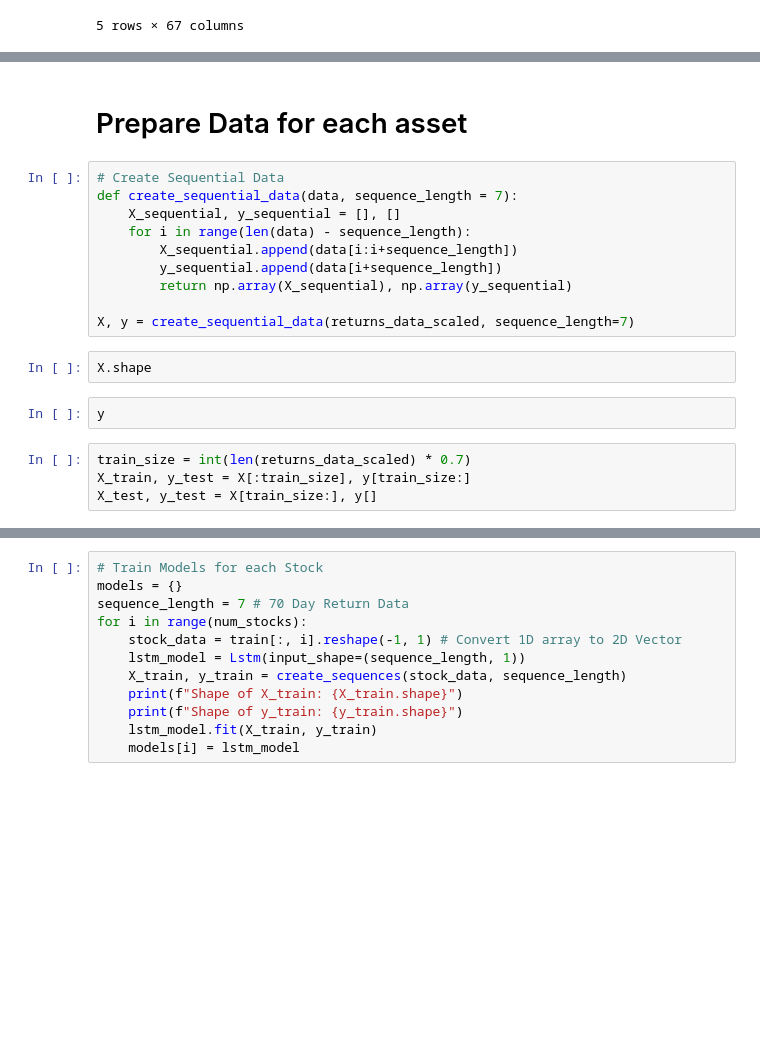
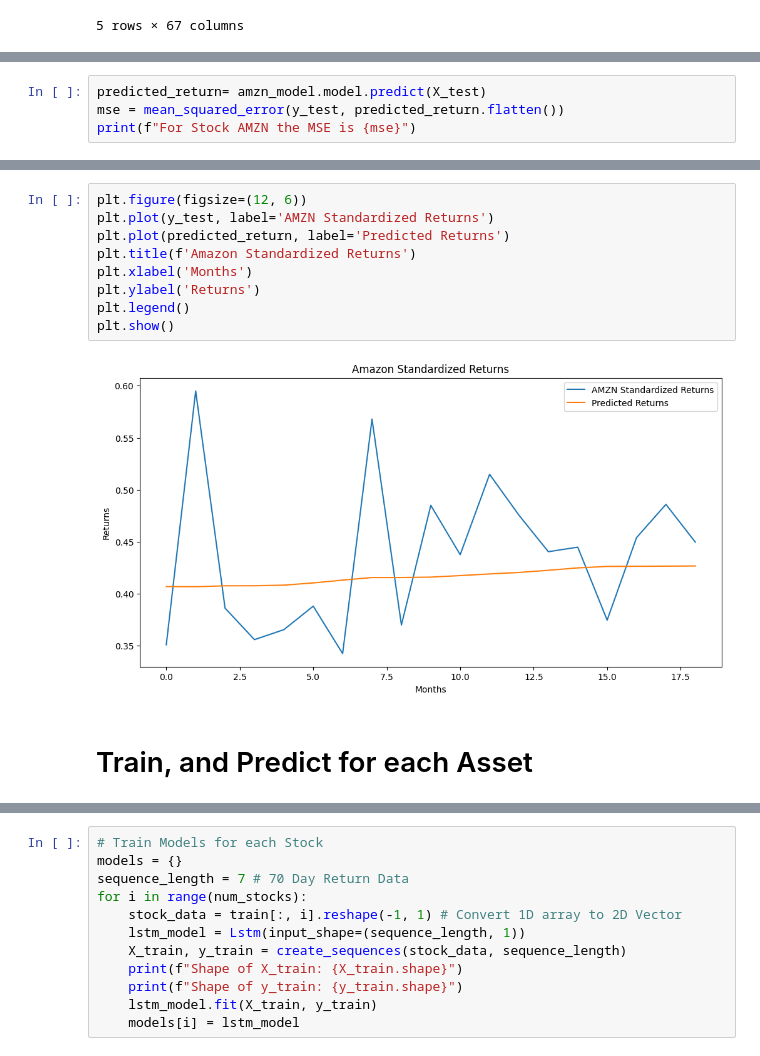
Before and after one commit to 97continuum/LSTM_based_Portfolio_Optimization, a Jupyter notebook: src/main.ipynb, the cells around one changed output, grey strips where cells are left out. Saved outputs shown, nothing was run; the diff lists cells and outputs as text; blank space fills up the shorter version.

```diff
--- a/src/main.ipynb
+++ b/src/main.ipynb
@@ -49,0 +199,4 @@ y = np.array(y)
+# %%
+predicted_return= amzn_model.model.predict(X_test)
+mse = mean_squared_error(y_test, predicted_return.flatten())
+print(f"For Stock AMZN the MSE is {mse}")
@@ -50,20 +220,13 @@ y = np.array(y)
+# %%
+plt.figure(figsize=(12, 6))
+plt.plot(y_test, label='AMZN Standardized Returns')
+plt.plot(predicted_return, label='Predicted Returns')
+plt.title(f'Amazon Standardized Returns')
+plt.xlabel('Months')
+plt.ylabel('Returns')
+plt.legend()
+plt.show()
+# %% [output]
+[figure, added]
 # %% [markdown]
-# Prepare Data for each asset
+# Train, and Predict for each Asset
-# %%
-# Create Sequential Data
-def create_sequential_data(data, sequence_length = 7):
-    X_sequential, y_sequential = [], []
-    for i in range(len(data) - sequence_length):
-        X_sequential.append(data[i:i+sequence_length])
-        y_sequential.append(data[i+sequence_length])
-        return np.array(X_sequential), np.array(y_sequential)
-
-X, y = create_sequential_data(returns_data_scaled, sequence_length=7)
-# %%
-X.shape
-# %%
-y
-# %%
-train_size = int(len(returns_data_scaled) * 0.7)
-X_train, y_test = X[:train_size], y[train_size:]
-X_test, y_test = X[train_size:], y[]
```
Also changed, not shown: parts of 28 cells of this notebook, 3 other files.
